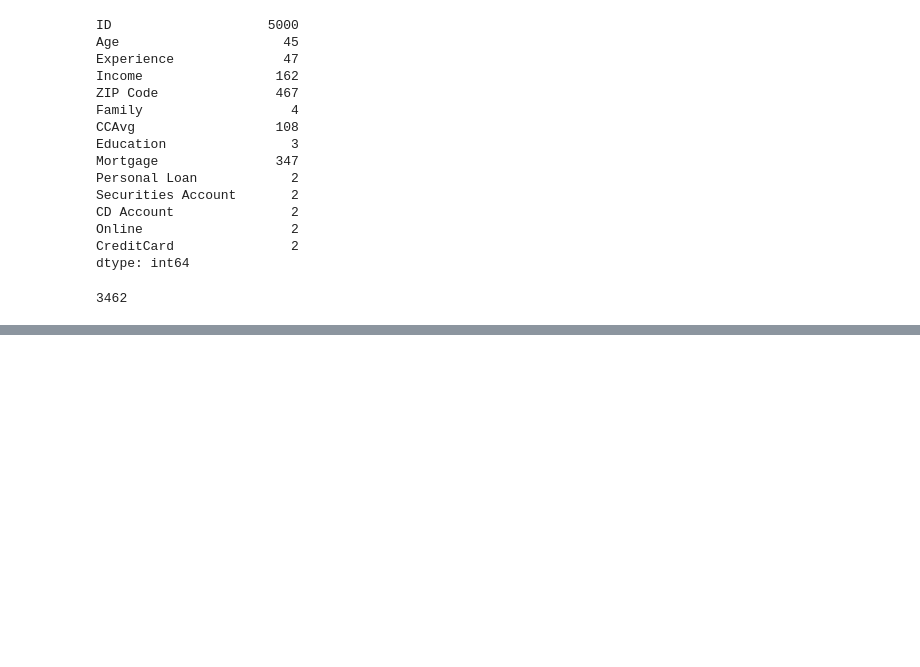
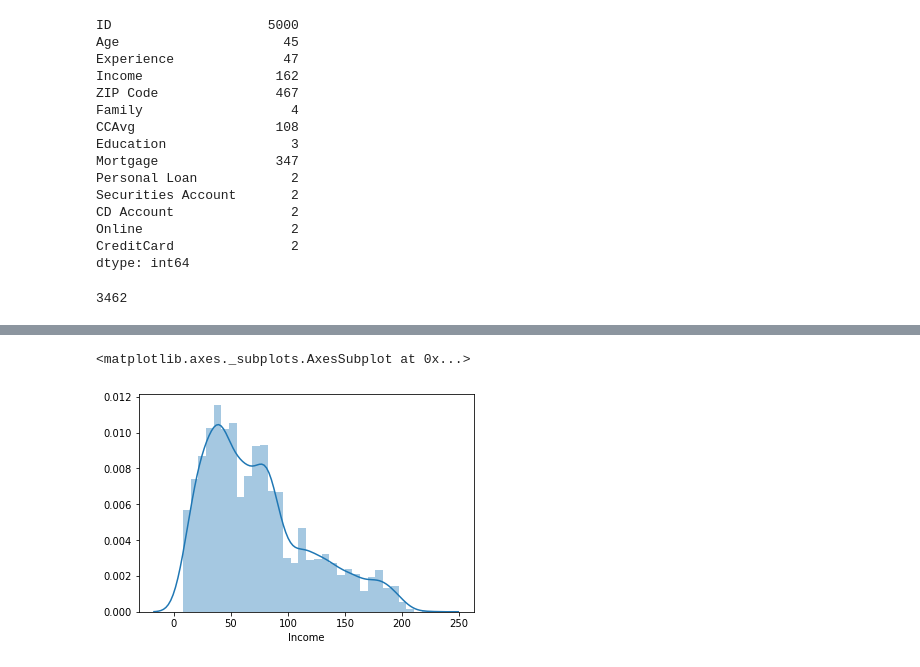
Before and after one commit to SAI-CHANDRA415/ML-INTERNSHIP, a Jupyter notebook: MLINTERN.ipynb, the cells around one changed output, grey strips where cells are left out. Cells and saved outputs as stored; diff of their text form; code cells hidden in the pictures; blank space fills up the shorter version.

```diff
--- a/MLINTERN.ipynb
+++ b/MLINTERN.ipynb
@@ -171,0 +207,5 @@ plt.show
+# %%
+sns.distplot(dataset['Income'])
+# %% [output]
+<matplotlib.axes._subplots.AxesSubplot at 0x...>
+[figure, added]
```
Also changed, not shown: parts of 20 cells of this notebook.
